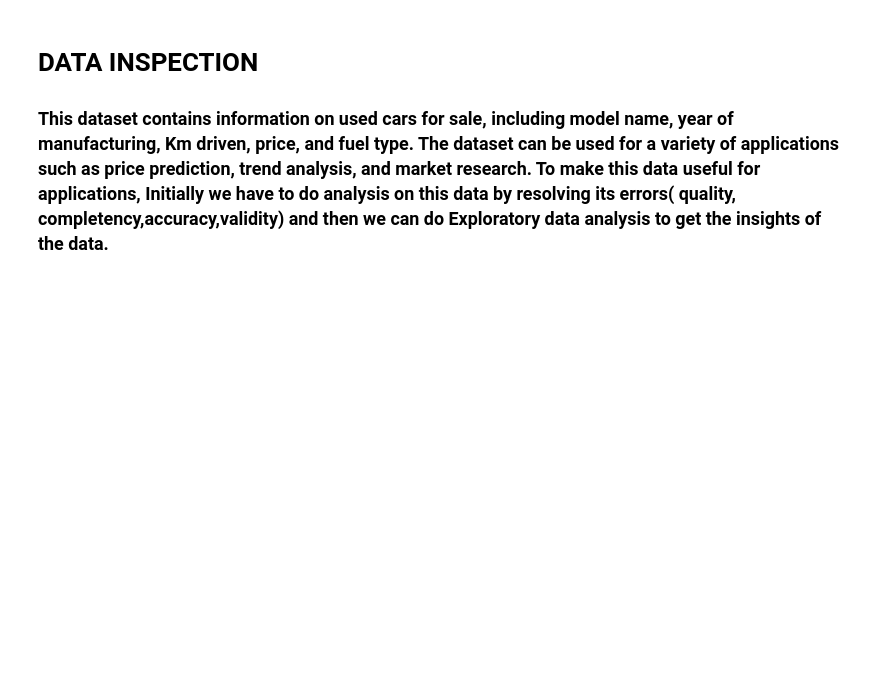
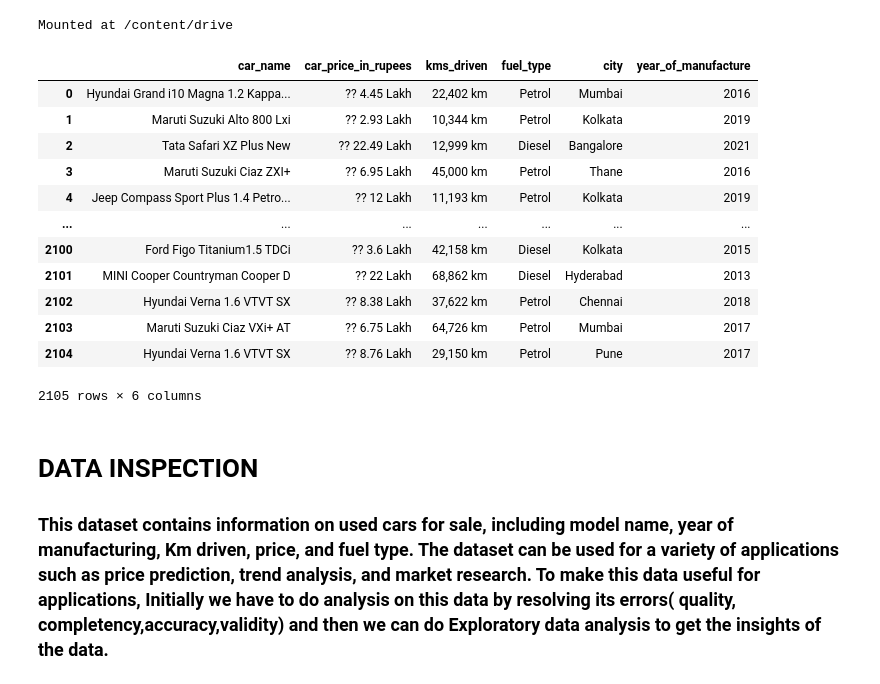
Before and after one commit to Jamal1018/EDA_project, a Jupyter notebook: EDA_on_car_price_prediction.ipynb, the cells around one changed output. Drawn from its saved outputs; the diff is of its cells as text; code cells hidden in the pictures; blank space fills up the shorter version.

```diff
--- a/EDA_on_car_price_prediction.ipynb
+++ b/EDA_on_car_price_prediction.ipynb
@@ -7,9 +7,31 @@ import pandas as pd
 import numpy as np
 import matplotlib.pyplot as plt
 import seaborn as sns
+# %%
+#connecting google drive
+from google.colab import drive
+drive.mount('/content/drive')
+# %% [output]
+Mounted at /content/drive
 # %%
 #Importing the dataset from the drive and assigning it to variable 'df'
-used_car = pd.read_csv('/content/used_car_dataset (1).csv')
+used_car = pd.read_csv('/content/drive/MyDrive/Datasets 22-23/used_car_dataset (1).csv')
+# %%
+used_car
+# %% [output]
+|  | car_name | car_price_in_rupees | kms_driven | fuel_type | city | year_of_manufacture |
+| 0 | Hyundai Grand i10 Magna 1.2 Kappa... | ?? 4.45 Lakh | 22,402 km | Petrol | Mumbai | 2016 |
+| 1 | Maruti Suzuki Alto 800 Lxi | ?? 2.93 Lakh | 10,344 km | Petrol | Kolkata | 2019 |
+| 2 | Tata Safari XZ Plus New | ?? 22.49 Lakh | 12,999 km | Diesel | Bangalore | 2021 |
+| 3 | Maruti Suzuki Ciaz ZXI+ | ?? 6.95 Lakh | 45,000 km | Petrol | Thane | 2016 |
+| 4 | Jeep Compass Sport Plus 1.4 Petro... | ?? 12 Lakh | 11,193 km | Petrol | Kolkata | 2019 |
+| ... | ... | ... | ... | ... | ... | ... |
+| 2100 | Ford Figo Titanium1.5 TDCi | ?? 3.6 Lakh | 42,158 km | Diesel | Kolkata | 2015 |
+| 2101 | MINI Cooper Countryman Cooper D | ?? 22 Lakh | 68,862 km | Diesel | Hyderabad | 2013 |
+| 2102 | Hyundai Verna 1.6 VTVT SX | ?? 8.38 Lakh | 37,622 km | Petrol | Chennai | 2018 |
+| 2103 | Maruti Suzuki Ciaz VXi+ AT | ?? 6.75 Lakh | 64,726 km | Petrol | Mumbai | 2017 |
+| 2104 | Hyundai Verna 1.6 VTVT SX | ?? 8.76 Lakh | 29,150 km | Petrol | Pune | 2017 |
+2105 rows × 6 columns
 # %% [markdown]
 # **DATA INSPECTION**
 
```
Also changed, not shown: parts of 4 cells of this notebook.
